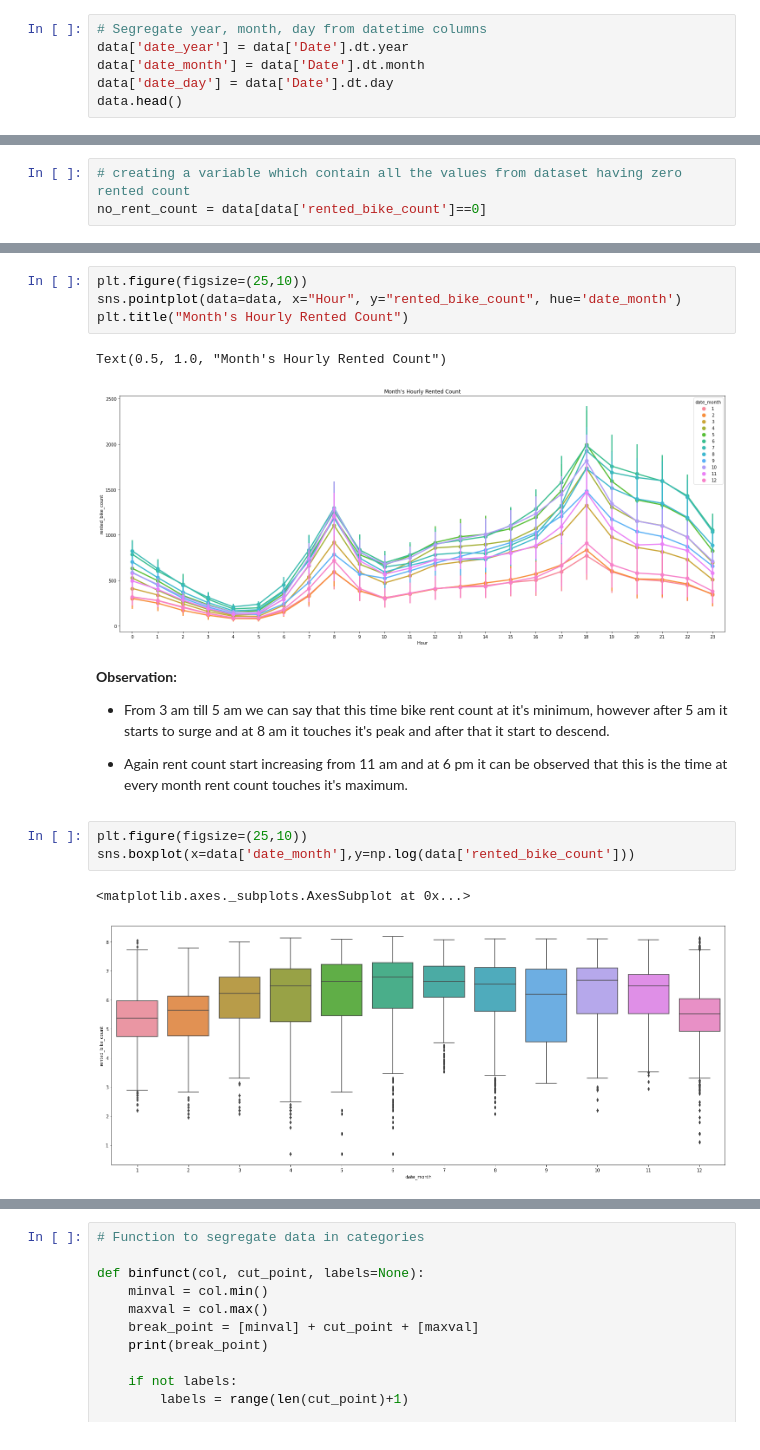
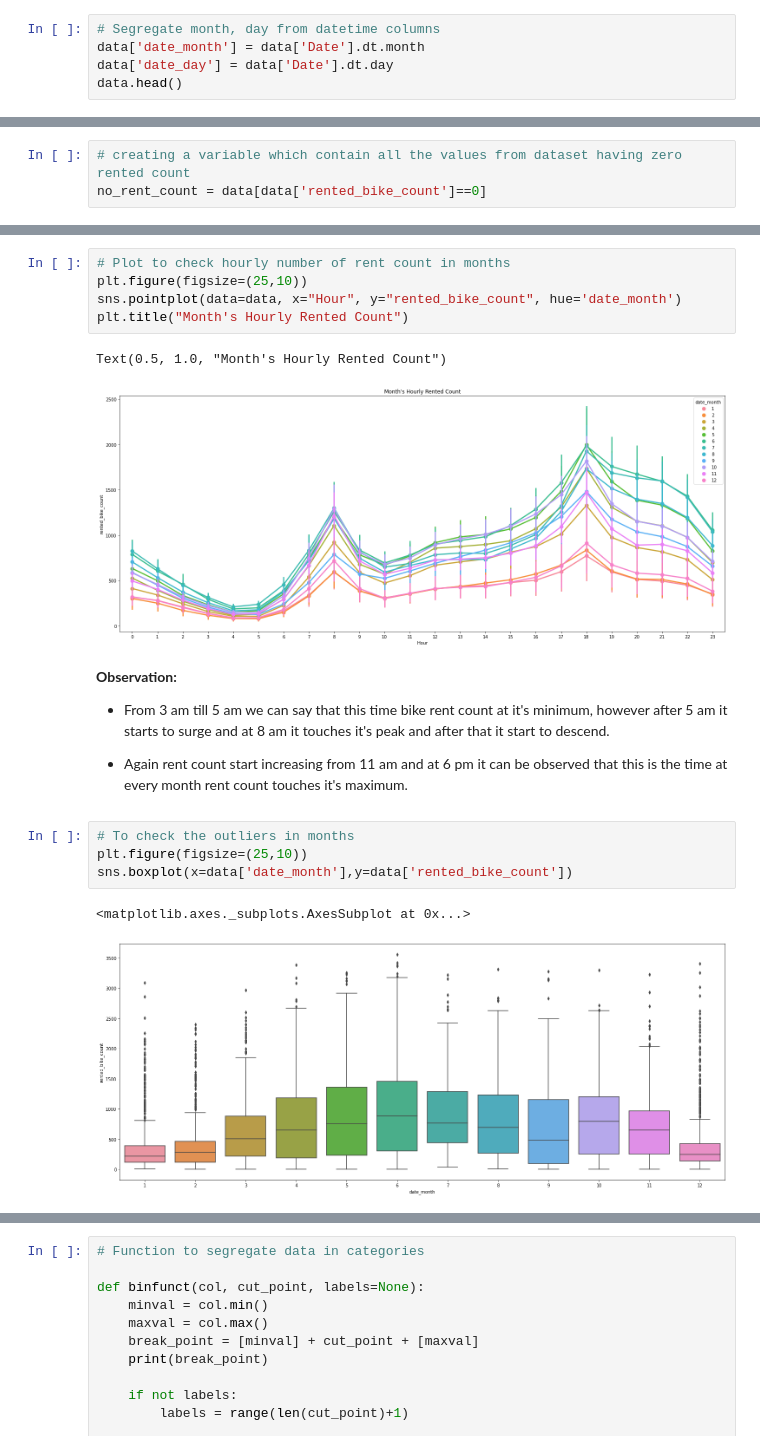
Before and after one commit to akmal1994/Bike-Rental-count, a Jupyter notebook: Bike_Sharing_Demand_Prediction_Capstone_Project.ipynb, the cells around one changed output, grey strips where cells are left out. Cells and saved outputs as stored; diff of their text form.

```diff
--- a/Bike_Sharing_Demand_Prediction_Capstone_Project.ipynb
+++ b/Bike_Sharing_Demand_Prediction_Capstone_Project.ipynb
@@ -102,8 +109,7 @@ Data columns (total 14 columns):
 dtypes: datetime64[ns](1), float64(6), int64(4), object(3)
 memory usage: 958.2+ KB
 # %%
-# Segregate year, month, day from datetime columns
-data['date_year'] = data['Date'].dt.year
+# Segregate month, day from datetime columns
 data['date_month'] = data['Date'].dt.month
 data['date_day'] = data['Date'].dt.day
 data.head()
@@ -298,4 +289,5 @@ sns.pointplot(data=data, x="Hour", y="rented_bike_count", hue='Holiday')
 # %%
+# Plot to check hourly number of rent count in months
 plt.figure(figsize=(25,10))
 sns.pointplot(data=data, x="Hour", y="rented_bike_count", hue='date_month')
 plt.title("Month's Hourly Rented Count")
@@ -308,8 +300,9 @@ Text(0.5, 1.0, "Month's Hourly Rented Count")
 
 - Again rent count start increasing from 11 am and at 6 pm it can be observed that this is the time at every month rent count touches it's maximum.
 # %%
+# To check the outliers in months
 plt.figure(figsize=(25,10))
-sns.boxplot(x=data['date_month'],y=np.log(data['rented_bike_count']))
+sns.boxplot(x=data['date_month'],y=data['rented_bike_count'])
 # %% [output]
 <matplotlib.axes._subplots.AxesSubplot at 0x...>
-[figure, old version]
+[figure, new version]
```
Also changed, not shown: parts of 63 cells of this notebook.
